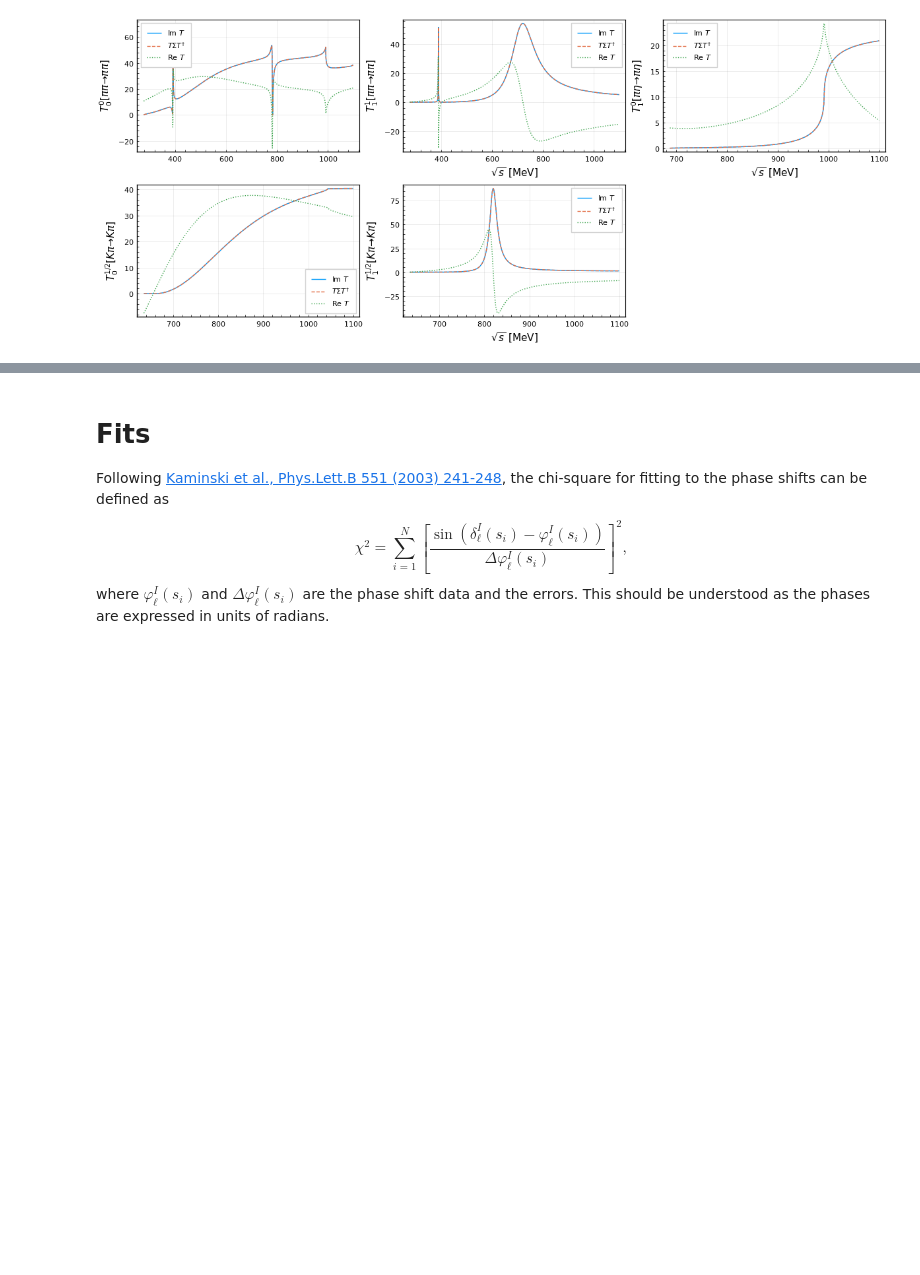
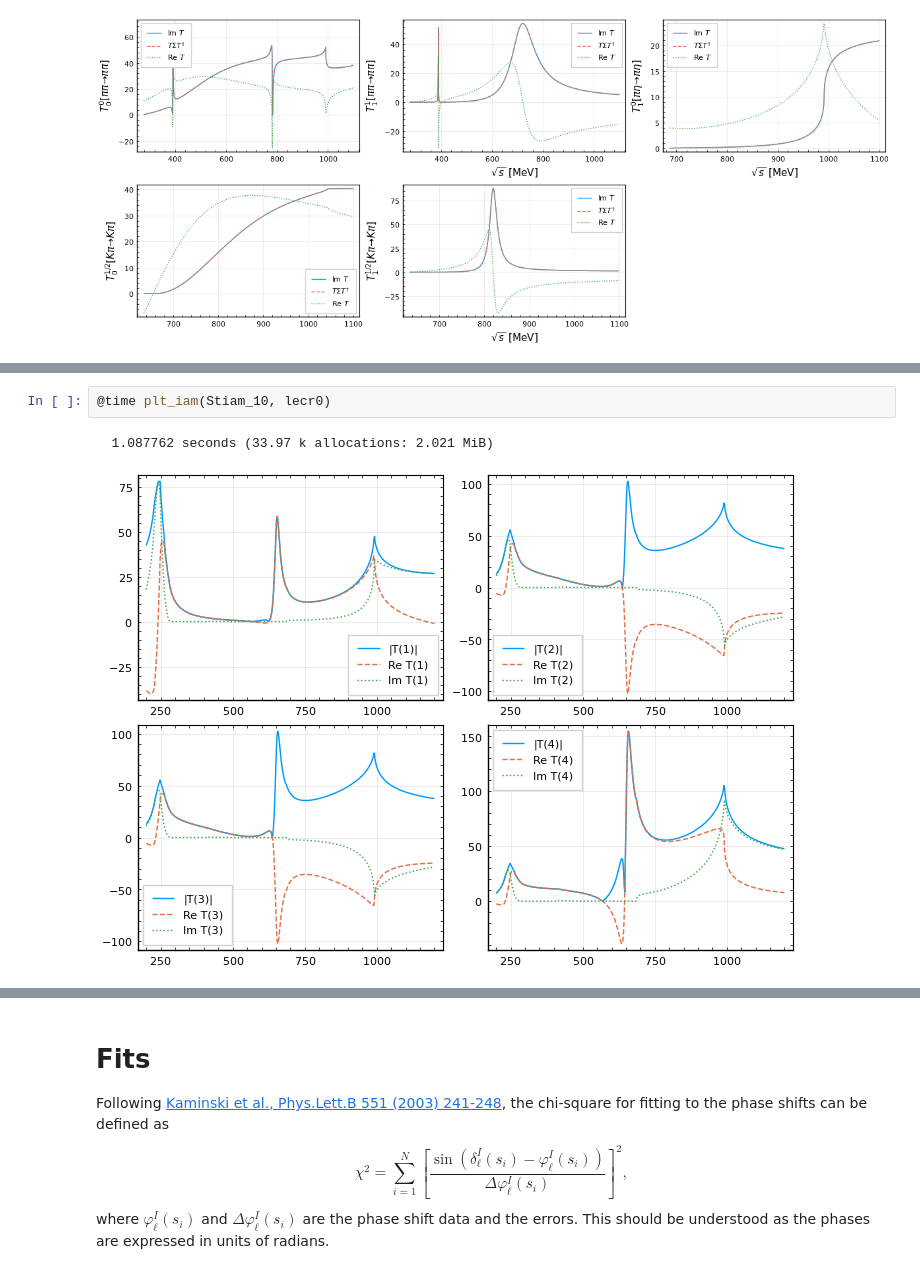
Before and after one commit to linqiu15/IAMfit, a Jupyter notebook: iamfit.ipynb, the cells around one changed output, grey strips where cells are left out. Saved outputs shown, nothing was run; the diff lists cells and outputs as text; blank space fills up the shorter version.

```diff
--- a/iamfit.ipynb
+++ b/iamfit.ipynb
@@ -392,0 +401,5 @@ plt_iam(lecr0)
+# %%
+@time plt_iam(Stiam_10, lecr0)
+# %% [output]
+  1.087762 seconds (33.97 k allocations: 2.021 MiB)
+[figure, added]
```
Also changed, not shown: parts of 20 cells of this notebook, 2 other files.
